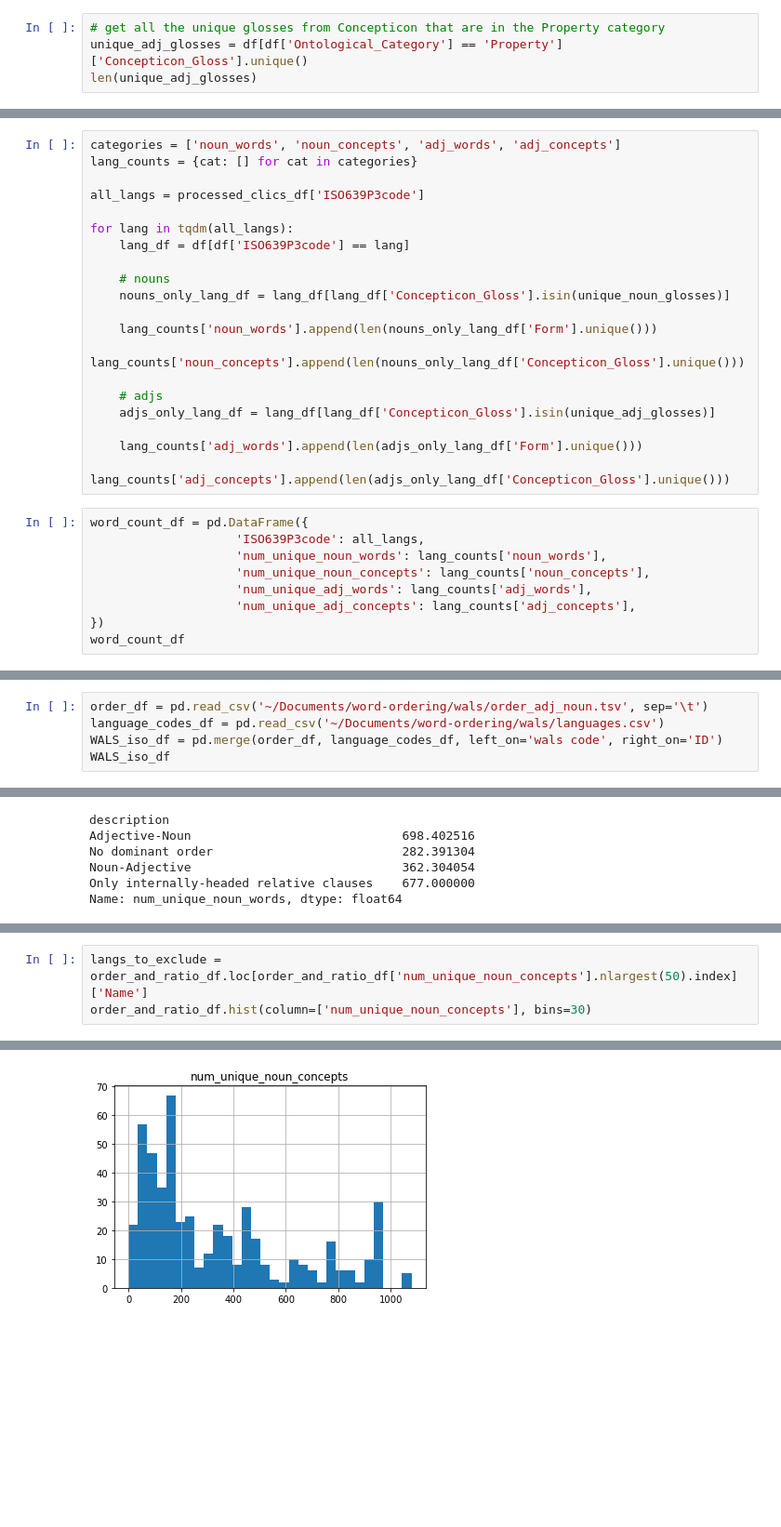
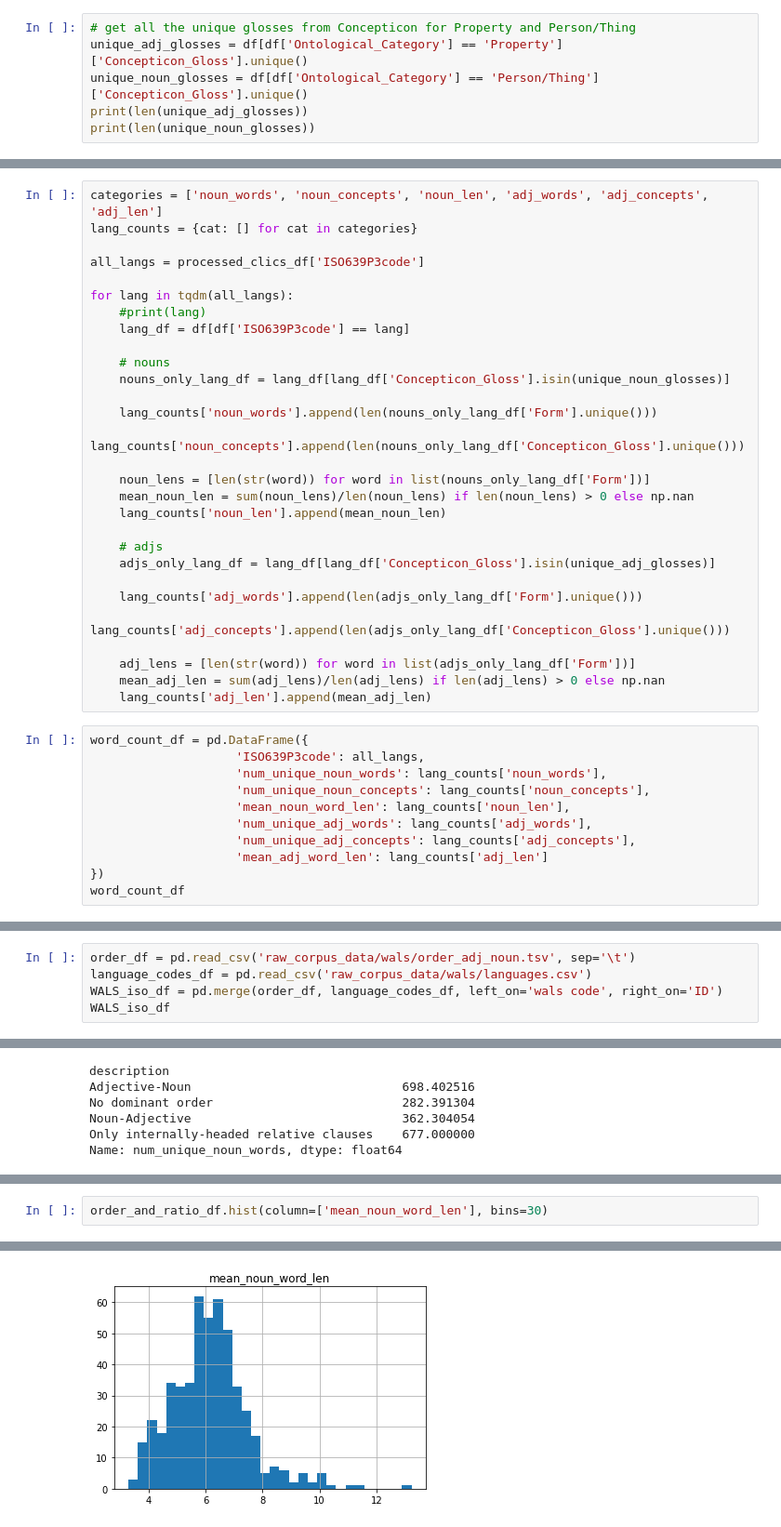
Before and after one commit to dharakyu/crosslinguistic-order, a Jupyter notebook: corpus_analysis/colexification.ipynb, the cells around one changed output, grey strips where cells are left out. Shown at 93% size. Drawn from its saved outputs; the diff is of its cells as text; blank space fills up the shorter version.

Commit message:
pushed v2 of the corpus csv which now contains mean length data

```diff
--- a/corpus_analysis/colexification.ipynb
+++ b/corpus_analysis/colexification.ipynb
@@ -131,6 +117,8 @@ HIS (GENITIVE OF HE)
 # %%
-# get all the unique glosses from Concepticon that are in the Property category
+# get all the unique glosses from Concepticon for Property and Person/Thing
 unique_adj_glosses = df[df['Ontological_Category'] == 'Property']['Concepticon_Gloss'].unique()
-len(unique_adj_glosses)
+unique_noun_glosses = df[df['Ontological_Category'] == 'Person/Thing']['Concepticon_Gloss'].unique()
+print(len(unique_adj_glosses))
+print(len(unique_noun_glosses))
 # %% [output]
 237
@@ -137,10 +128,11 @@ len(unique_adj_glosses)
 # %%
-categories = ['noun_words', 'noun_concepts', 'adj_words', 'adj_concepts']
+categories = ['noun_words', 'noun_concepts', 'noun_len', 'adj_words', 'adj_concepts', 'adj_len']
 lang_counts = {cat: [] for cat in categories}
 
 all_langs = processed_clics_df['ISO639P3code']
 
 for lang in tqdm(all_langs):
+    #print(lang)
     lang_df = df[df['ISO639P3code'] == lang]
 
     # nouns
@@ -149,18 +141,28 @@ for lang in tqdm(all_langs):
     lang_counts['noun_words'].append(len(nouns_only_lang_df['Form'].unique()))
     lang_counts['noun_concepts'].append(len(nouns_only_lang_df['Concepticon_Gloss'].unique()))
 
+    noun_lens = [len(str(word)) for word in list(nouns_only_lang_df['Form'])]
+    mean_noun_len = sum(noun_lens)/len(noun_lens) if len(noun_lens) > 0 else np.nan
+    lang_counts['noun_len'].append(mean_noun_len)
+
     # adjs
     adjs_only_lang_df = lang_df[lang_df['Concepticon_Gloss'].isin(unique_adj_glosses)]
 
     lang_counts['adj_words'].append(len(adjs_only_lang_df['Form'].unique()))
     lang_counts['adj_concepts'].append(len(adjs_only_lang_df['Concepticon_Gloss'].unique()))
+
+    adj_lens = [len(str(word)) for word in list(adjs_only_lang_df['Form'])]
+    mean_adj_len = sum(adj_lens)/len(adj_lens) if len(adj_lens) > 0 else np.nan
+    lang_counts['adj_len'].append(mean_adj_len)
 # %%
 word_count_df = pd.DataFrame({
                     'ISO639P3code': all_langs,
                     'num_unique_noun_words': lang_counts['noun_words'],
                     'num_unique_noun_concepts': lang_counts['noun_concepts'],
+                    'mean_noun_word_len': lang_counts['noun_len'],
                     'num_unique_adj_words': lang_counts['adj_words'],
                     'num_unique_adj_concepts': lang_counts['adj_concepts'],
+                    'mean_adj_word_len': lang_counts['adj_len']
 })
 word_count_df
 # %% [output]
@@ -205,8 +207,8 @@ processed_clics_df['num_unique_noun_concepts'].std()
 # %% [markdown]
 ## Part 2: load the WALS word ordering data (and add the ISO codes)
 # %%
-order_df = pd.read_csv('~/Documents/word-ordering/wals/order_adj_noun.tsv', sep='\t')
-language_codes_df = pd.read_csv('~/Documents/word-ordering/wals/languages.csv')
+order_df = pd.read_csv('raw_corpus_data/wals/order_adj_noun.tsv', sep='\t')
+language_codes_df = pd.read_csv('raw_corpus_data/wals/languages.csv')
 WALS_iso_df = pd.merge(order_df, language_codes_df, left_on='wals code', right_on='ID')
 WALS_iso_df
 # %% [output]
@@ -265,4 +278,3 @@ Name: num_unique_noun_concepts, dtype: float64
 # %%
-langs_to_exclude = order_and_ratio_df.loc[order_and_ratio_df['num_unique_noun_concepts'].nlargest(50).index]['Name']
-order_and_ratio_df.hist(column=['num_unique_noun_concepts'], bins=30)
+order_and_ratio_df.hist(column=['mean_noun_word_len'], bins=30)
 # %% [output]
@@ -270,2 +282,2 @@ array([[<AxesSubplot:title={'center':'num_unique_noun_concepts'}>]],
       dtype=object)
-[figure, old version]
+[figure, new version]
```
Also changed, not shown: parts of 20 cells of this notebook, 1 other file.
